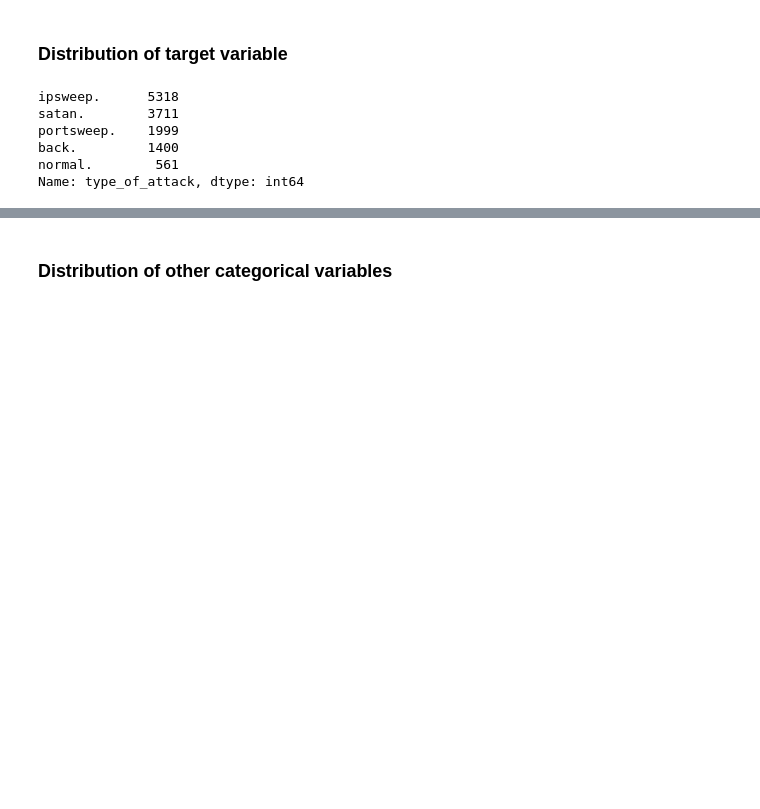
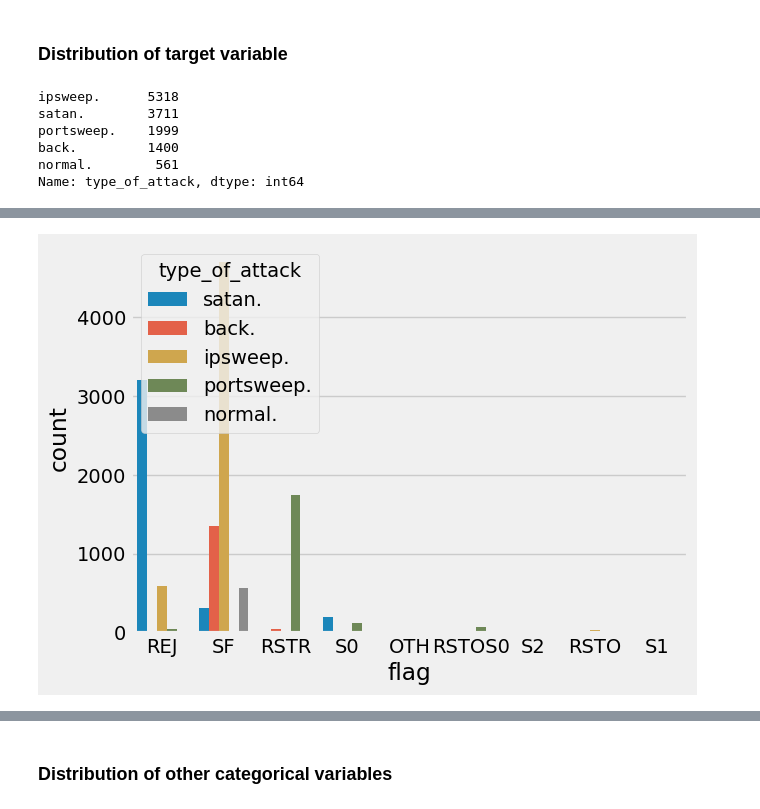
Before and after one commit to ysaidheeraj/network-attack-prediction, a Jupyter notebook: network_attack_prediction.ipynb, the cells around one changed output, grey strips where cells are left out. Saved outputs shown, nothing was run; the diff lists cells and outputs as text; code cells hidden in the pictures; blank space fills up the shorter version.

```diff
--- a/network_attack_prediction.ipynb
+++ b/network_attack_prediction.ipynb
@@ -142,0 +149,5 @@ fig.show()
+# %%
+sns.countplot(data=input_df, x='flag', hue='type_of_attack')
+plt.show()
+# %% [output]
+[figure, added]
```
Also changed, not shown: parts of 5 cells of this notebook.
